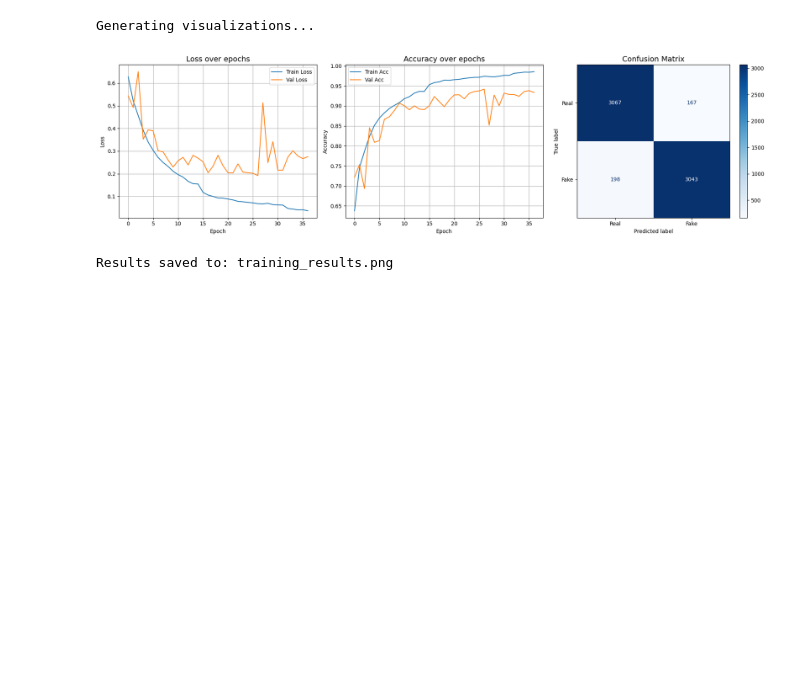
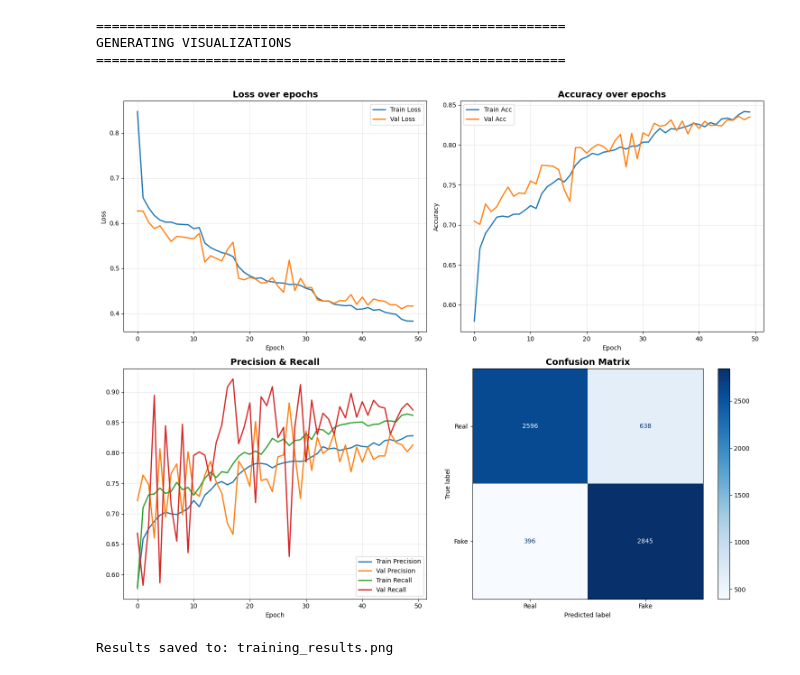
Before and after one commit to huuquangg/deepfake-backend, a Jupyter notebook: deepfake_backend/libs/tools/models/CNN.ipynb, the cells around one changed output. Saved outputs shown, nothing was run; the diff lists cells and outputs as text; code cells hidden in the pictures; blank space fills up the shorter version.

Commit message:
update model file

```diff
--- a/deepfake_backend/libs/tools/models/CNN.ipynb
+++ b/deepfake_backend/libs/tools/models/CNN.ipynb
@@ -290,0 +332,16 @@ Restoring model weights from the end of the best epoch: 27.
+# %%
+# ============================================================
+# TRAIN MODEL
+# ============================================================
+print("\n" + "="*60)
+print("STARTING TRAINING")
+print("="*60)
+
+history = model.fit(
+    train_dataset,
+    epochs=50,
+    validation_data=val_dataset,
+    callbacks=callbacks,
+    class_weight=class_weight_dict,
+    verbose=1
+)
@@ -356,41 +423,56 @@ Confusion Matrix:
 # %%
 # ============================================================
 # VISUALIZE RESULTS
 # ============================================================
-print("\nGenerating visualizations...")
-fig, axes = plt.subplots(1, 3, figsize=(18, 5))
+print("\n" + "="*60)
+print("GENERATING VISUALIZATIONS")
+print("="*60)
+
+fig, axes = plt.subplots(2, 2, figsize=(15, 12))
 
 # Loss
-axes[0].plot(history.history['loss'], label='Train Loss')
-axes[0].plot(history.history['val_loss'], label='Val Loss')
-axes[0].set_title('Loss over epochs', fontsize=14)
-axes[0].set_xlabel('Epoch')
-axes[0].set_ylabel('Loss')
-axes[0].legend()
-axes[0].grid(True)
+axes[0, 0].plot(history.history['loss'], label='Train Loss', linewidth=2)
+axes[0, 0].plot(history.history['val_loss'], label='Val Loss', linewidth=2)
+axes[0, 0].set_title('Loss over epochs', fontsize=14, fontweight='bold')
+axes[0, 0].set_xlabel('Epoch')
+axes[0, 0].set_ylabel('Loss')
+axes[0, 0].legend()
+axes[0, 0].grid(True, alpha=0.3)
 
 # Accuracy
-axes[1].plot(history.history['accuracy'], label='Train Acc')
-axes[1].plot(history.history['val_accuracy'], label='Val Acc')
-axes[1].set_title('Accuracy over epochs', fontsize=14)
-axes[1].set_xlabel('Epoch')
-axes[1].set_ylabel('Accuracy')
-axes[1].legend()
-axes[1].grid(True)
+axes[0, 1].plot(history.history['accuracy'], label='Train Acc', linewidth=2)
+axes[0, 1].plot(history.history['val_accuracy'], label='Val Acc', linewidth=2)
+axes[0, 1].set_title('Accuracy over epochs', fontsize=14, fontweight='bold')
+axes[0, 1].set_xlabel('Epoch')
+axes[0, 1].set_ylabel('Accuracy')
+axes[0, 1].legend()
+axes[0, 1].grid(True, alpha=0.3)
+
+# Precision & Recall
+axes[1, 0].plot(history.history['precision'], label='Train Precision', linewidth=2)
+axes[1, 0].plot(history.history['val_precision'], label='Val Precision', linewidth=2)
+axes[1, 0].plot(history.history['recall'], label='Train Recall', linewidth=2)
+axes[1, 0].plot(history.history['val_recall'], label='Val Recall', linewidth=2)
+axes[1, 0].set_title('Precision & Recall', fontsize=14, fontweight='bold')
+axes[1, 0].set_xlabel('Epoch')
+axes[1, 0].legend()
+axes[1, 0].grid(True, alpha=0.3)
 
 # Confusion Matrix
 disp = ConfusionMatrixDisplay(confusion_matrix=cm, display_labels=['Real', 'Fake'])
-disp.plot(cmap='Blues', ax=axes[2])
-axes[2].set_title('Confusion Matrix', fontsize=14)
+disp.plot(cmap='Blues', ax=axes[1, 1], values_format='d')
+axes[1, 1].set_title('Confusion Matrix', fontsize=14, fontweight='bold')
 
 plt.tight_layout()
-plt.savefig('training_results.png', dpi=150)
+plt.savefig('training_results.png', dpi=150, bbox_inches='tight')
 plt.show()
 
-print("\nResults saved to: training_results.png")
+print("Results saved to: training_results.png")
 # %% [output]
-Generating visualizations...
+============================================================
+GENERATING VISUALIZATIONS
+============================================================
-[figure, old version]
+[figure, new version]
 Results saved to: training_results.png
 # %%
 # ============================================================
```
Also changed, not shown: parts of 11 cells of this notebook, 15 other files.
